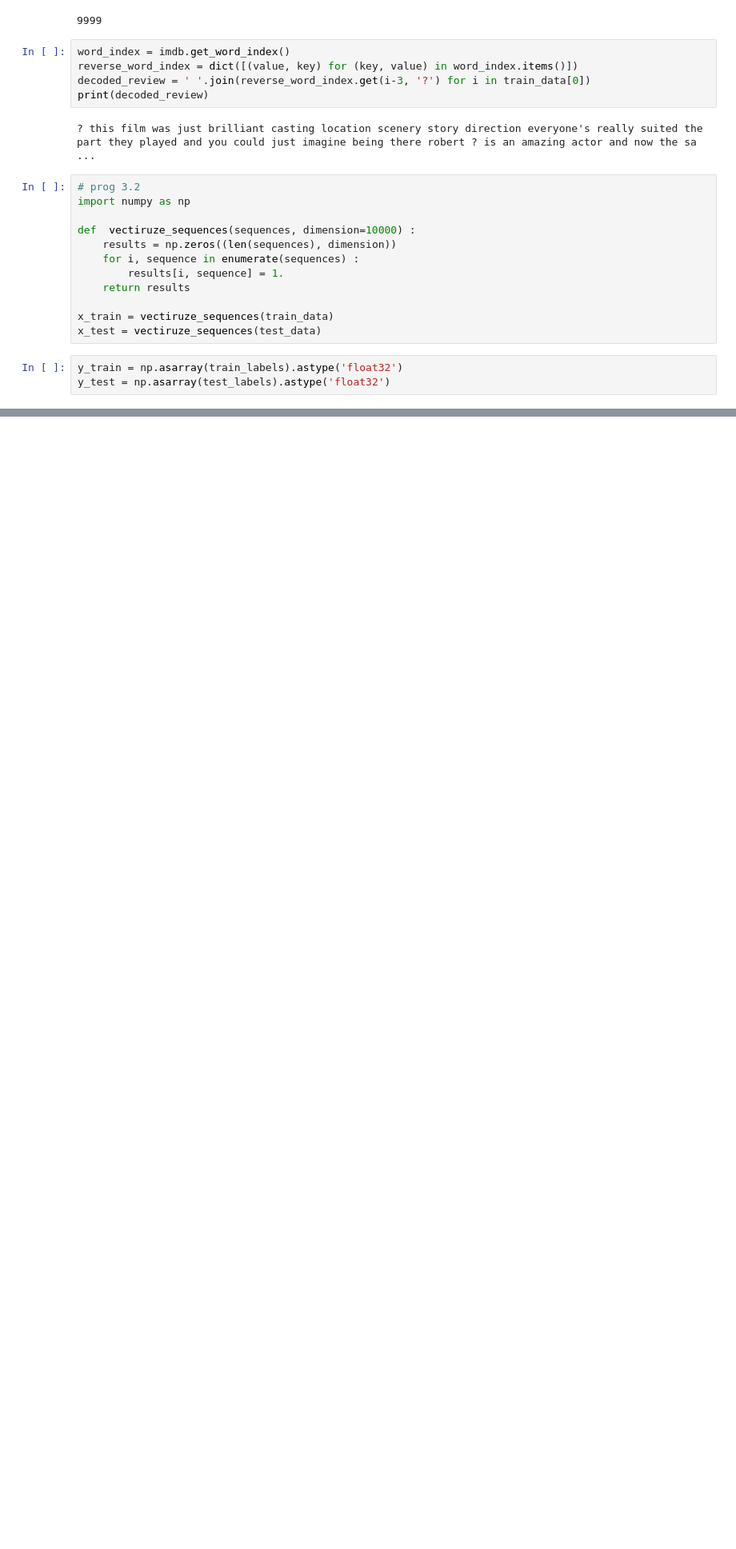
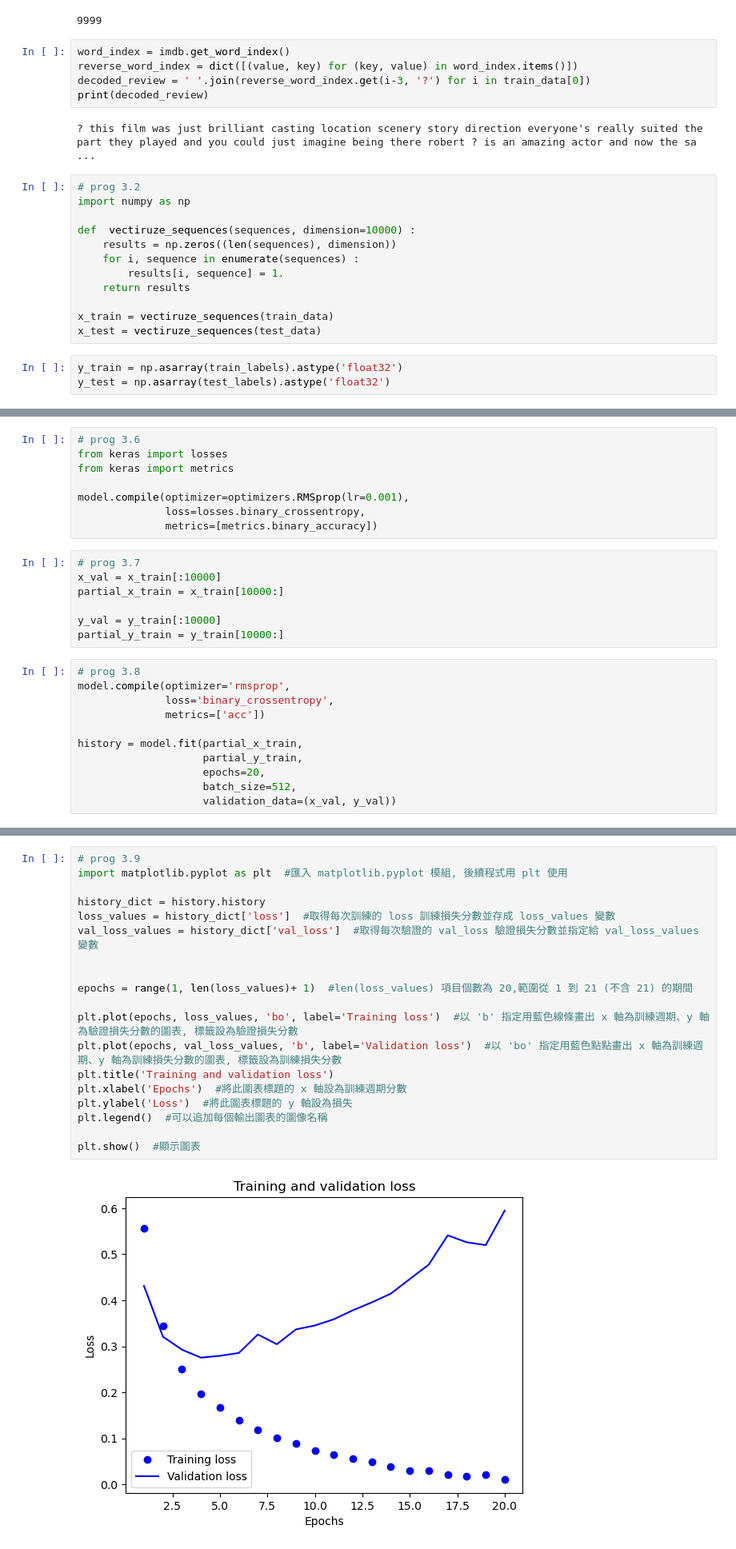
Before and after one commit to earvinlin/tensorflow, a Jupyter notebook: scripts/BOOK_DLMR/DLMR_ch03.ipynb, the cells around one changed output, grey strips where cells are left out. Shown at 80% size. Saved outputs shown, nothing was run; the diff lists cells and outputs as text; blank space fills up the shorter version.

```diff
--- a/scripts/BOOK_DLMR/DLMR_ch03.ipynb
+++ b/scripts/BOOK_DLMR/DLMR_ch03.ipynb
@@ -74,0 +84,26 @@ model.add(layers.Dense(1, activation='sigmoid'))
+# %%
+# prog 3.6
+from keras import losses
+from keras import metrics
+
+model.compile(optimizer=optimizers.RMSprop(lr=0.001),
+              loss=losses.binary_crossentropy,
+              metrics=[metrics.binary_accuracy])
+# %%
+# prog 3.7
+x_val = x_train[:10000]
+partial_x_train = x_train[10000:]
+
+y_val = y_train[:10000]
+partial_y_train = y_train[10000:]
+# %%
+# prog 3.8
+model.compile(optimizer='rmsprop',
+              loss='binary_crossentropy',
+              metrics=['acc'])
+
+history = model.fit(partial_x_train,
+                    partial_y_train,
+                    epochs=20,
+                    batch_size=512,
+                    validation_data=(x_val, y_val))
@@ -74,0 +133,21 @@ model.add(layers.Dense(1, activation='sigmoid'))
+# %%
+# prog 3.9
+import matplotlib.pyplot as plt  #匯入 matplotlib.pyplot 模組, 後續程式用 plt 使用
+
+history_dict = history.history
+loss_values = history_dict['loss']  #取得每次訓練的 loss 訓練損失分數並存成 loss_values 變數
+val_loss_values = history_dict['val_loss']  #取得每次驗證的 val_loss 驗證損失分數並指定給 val_loss_values 變數
+
+
+epochs = range(1, len(loss_values)+ 1)  #len(loss_values) 項目個數為 20,範圍從 1 到 21 (不含 21) 的期間
+
+plt.plot(epochs, loss_values, 'bo', label='Training loss')  #以 'b' 指定用藍色線條畫出 x 軸為訓練週期、y 軸為驗證損失分數的圖表, 標籤設為驗證損失分數
+plt.plot(epochs, val_loss_values, 'b', label='Validation loss')  #以 'bo' 指定用藍色點點畫出 x 軸為訓練週期、y 軸為訓練損失分數的圖表, 標籤設為訓練損失分數
+plt.title('Training and validation loss')
+plt.xlabel('Epochs')  #將此圖表標題的 x 軸設為訓練週期分數
+plt.ylabel('Loss')  #將此圖表標題的 y 軸設為損失
+plt.legend()  #可以追加每個輸出圖表的圖像名稱
+
+plt.show()  #顯示圖表
+# %% [output]
+[figure, added]
```
Also changed, not shown: parts of 25 cells of this notebook, 1 other file.
